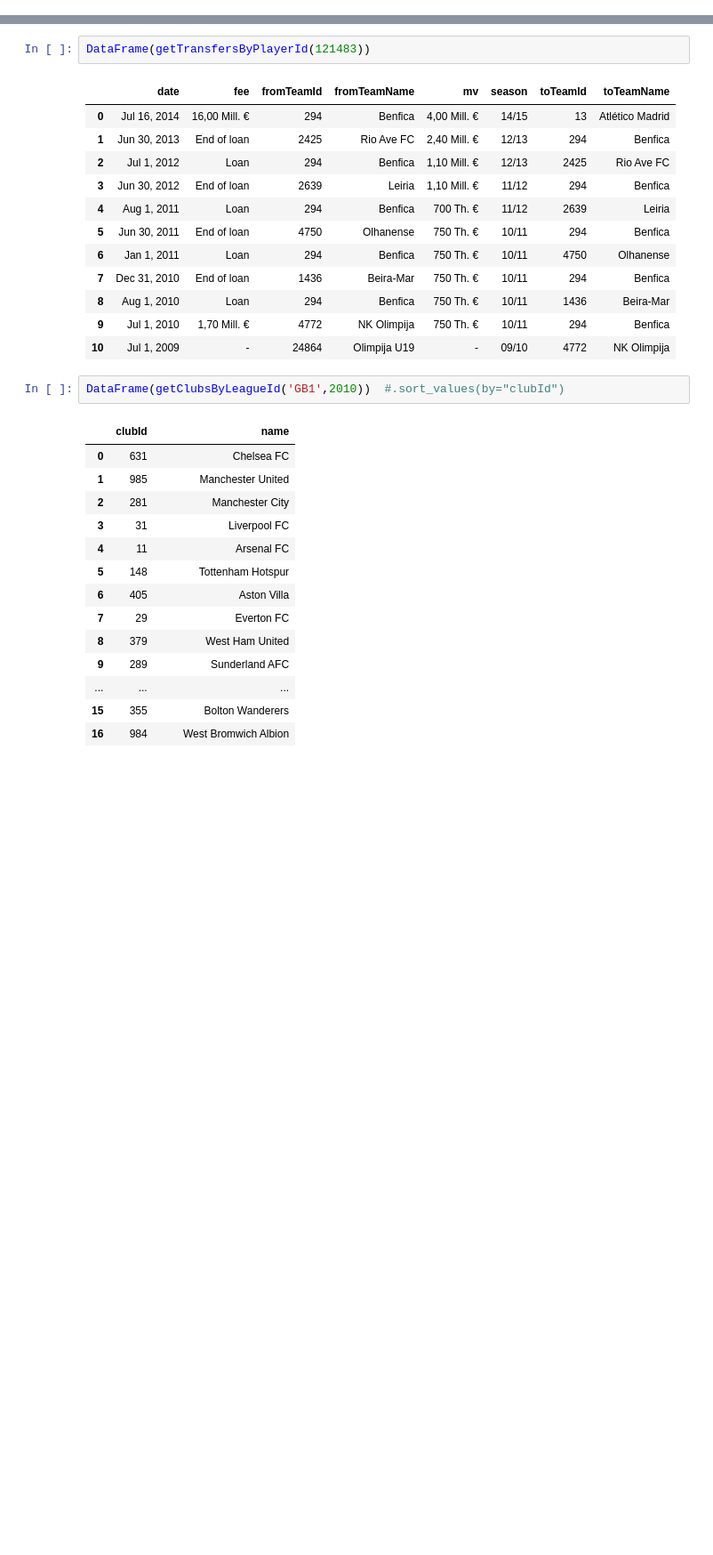
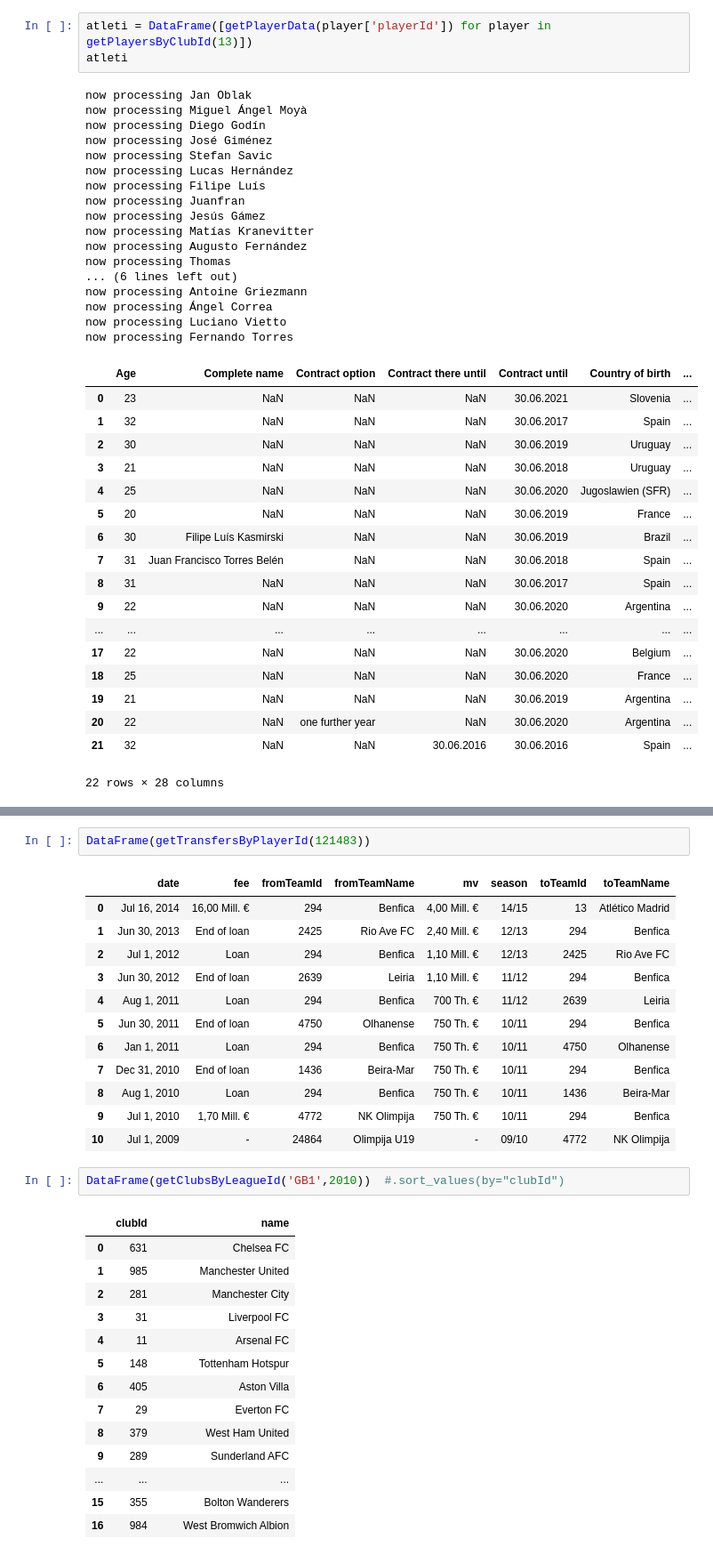
Before and after one commit to kebuhcah/soccer-history, a Jupyter notebook: notebooks/transfermarkt.ipynb, the cells around one changed output, grey strips where cells are left out. Shown at 89% size. Saved outputs shown, nothing was run; the diff lists cells and outputs as text; blank space fills up the shorter version.

Commit message:
get player details - get all player details for a whole league

```diff
--- a/notebooks/transfermarkt.ipynb
+++ b/notebooks/transfermarkt.ipynb
@@ -47,0 +117,39 @@ def getTransfersByPlayerId(id):
+# %%
+atleti = DataFrame([getPlayerData(player['playerId']) for player in getPlayersByClubId(13)])
+atleti
+# %% [output]
+now processing Jan Oblak
+now processing Miguel Ángel Moyà
+now processing Diego Godín
+now processing José Giménez
+now processing Stefan Savic
+now processing Lucas Hernández
+now processing Filipe Luís
+now processing Juanfran
+now processing Jesús Gámez
+now processing Matías Kranevitter
+now processing Augusto Fernández
+now processing Thomas
+... (6 lines left out)
+now processing Antoine Griezmann
+now processing Ángel Correa
+now processing Luciano Vietto
+now processing Fernando Torres
+|  | Age | Complete name | Contract option | Contract there until | Contract until | Country of birth | ... |
+| 0 | 23 | NaN | NaN | NaN | 30.06.2021 | Slovenia | ... |
+| 1 | 32 | NaN | NaN | NaN | 30.06.2017 | Spain | ... |
+| 2 | 30 | NaN | NaN | NaN | 30.06.2019 | Uruguay | ... |
+| 3 | 21 | NaN | NaN | NaN | 30.06.2018 | Uruguay | ... |
+| 4 | 25 | NaN | NaN | NaN | 30.06.2020 | Jugoslawien (SFR) | ... |
+| 5 | 20 | NaN | NaN | NaN | 30.06.2019 | France | ... |
+| 6 | 30 | Filipe Luís Kasmirski | NaN | NaN | 30.06.2019 | Brazil | ... |
+| 7 | 31 | Juan Francisco Torres Belén | NaN | NaN | 30.06.2018 | Spain | ... |
+| 8 | 31 | NaN | NaN | NaN | 30.06.2017 | Spain | ... |
+| 9 | 22 | NaN | NaN | NaN | 30.06.2020 | Argentina | ... |
+| ... | ... | ... | ... | ... | ... | ... | ... |
+| 17 | 22 | NaN | NaN | NaN | 30.06.2020 | Belgium | ... |
+| 18 | 25 | NaN | NaN | NaN | 30.06.2020 | France | ... |
+| 19 | 21 | NaN | NaN | NaN | 30.06.2019 | Argentina | ... |
+| 20 | 22 | NaN | one further year | NaN | 30.06.2020 | Argentina | ... |
+| 21 | 32 | NaN | NaN | 30.06.2016 | 30.06.2016 | Spain | ... |
+22 rows × 28 columns
```
Also changed, not shown: parts of 5 cells of this notebook, 2 other files.
